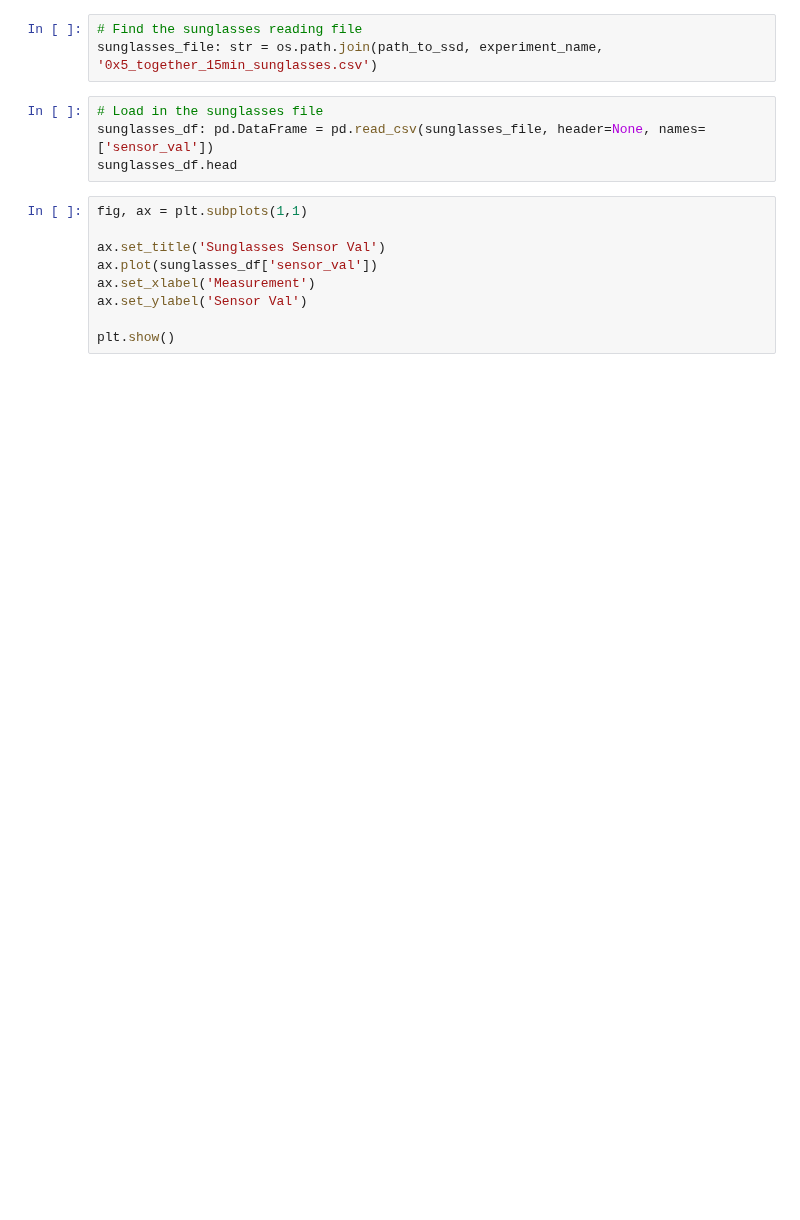
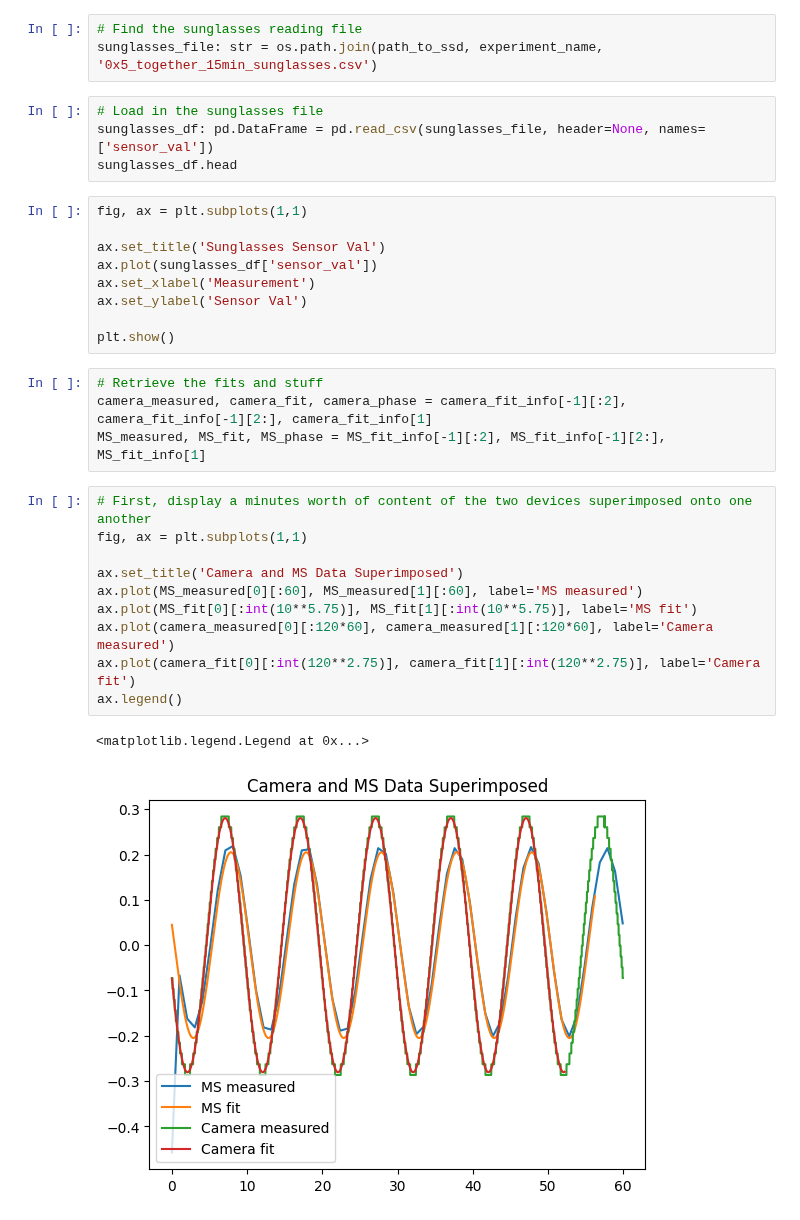
Before and after one commit to gkaguirrelab/combiExperiments, a Jupyter notebook: code/lightLogger/raspberry_pi_firmware/testing.ipynb, the cells around one changed output. Saved outputs shown, nothing was run; the diff lists cells and outputs as text; blank space fills up the shorter version.

```diff
--- a/code/lightLogger/raspberry_pi_firmware/testing.ipynb
+++ b/code/lightLogger/raspberry_pi_firmware/testing.ipynb
@@ -100,3 +125,20 @@ ax.set_xlabel('Measurement')
 ax.set_ylabel('Sensor Val')
 
 plt.show()
+# %%
+# Retrieve the fits and stuff
+camera_measured, camera_fit, camera_phase = camera_fit_info[-1][:2], camera_fit_info[-1][2:], camera_fit_info[1]
+MS_measured, MS_fit, MS_phase = MS_fit_info[-1][:2], MS_fit_info[-1][2:], MS_fit_info[1]
+# %%
+# First, display a minutes worth of content of the two devices superimposed onto one another
+fig, ax = plt.subplots(1,1)
+
+ax.set_title('Camera and MS Data Superimposed')
+ax.plot(MS_measured[0][:60], MS_measured[1][:60], label='MS measured')
+ax.plot(MS_fit[0][:int(10**5.75)], MS_fit[1][:int(10**5.75)], label='MS fit')
+ax.plot(camera_measured[0][:120*60], camera_measured[1][:120*60], label='Camera measured')
+ax.plot(camera_fit[0][:int(120**2.75)], camera_fit[1][:int(120**2.75)], label='Camera fit')
+ax.legend()
+# %% [output]
+<matplotlib.legend.Legend at 0x...>
+[figure, added]
```
Also changed, not shown: parts of 15 cells of this notebook, 4 other files.
